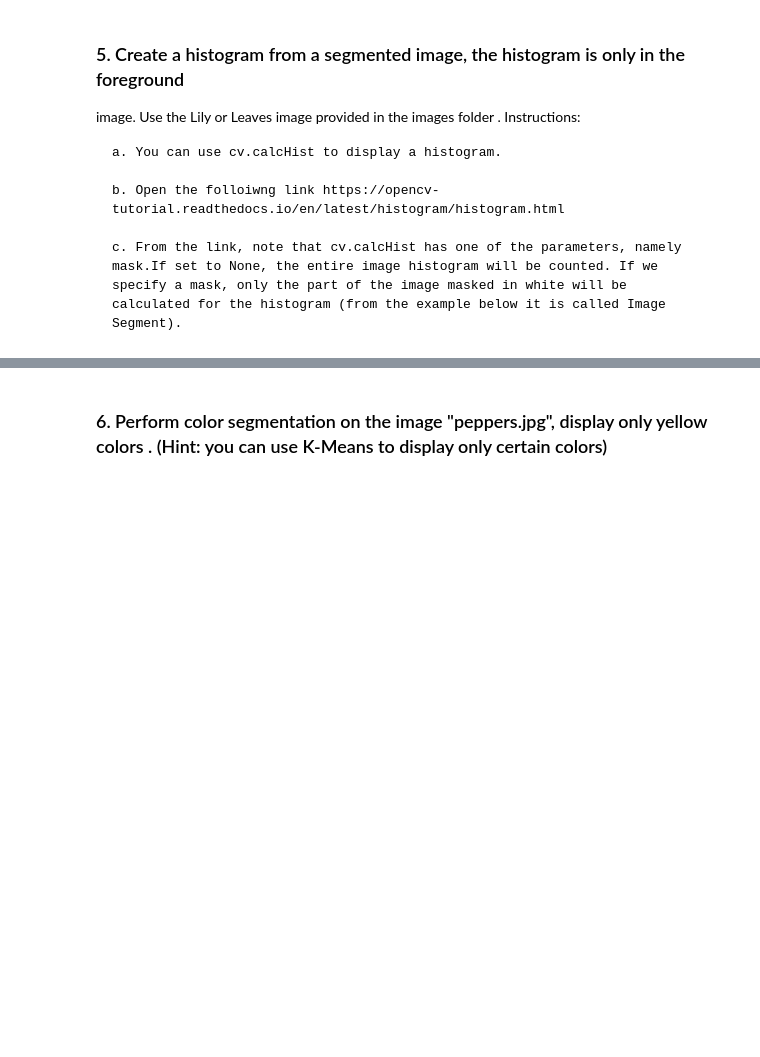
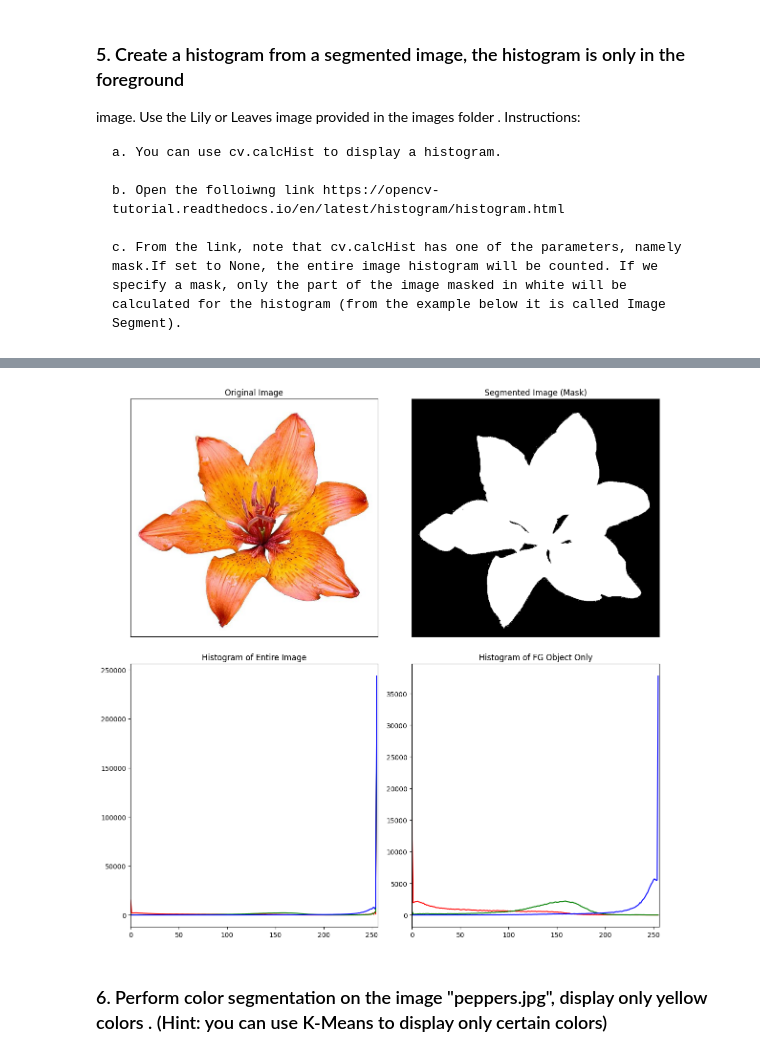
Before and after one commit to CrushedKatana/PCVK, a Jupyter notebook: Week9.ipynb, the cells around one changed output, grey strips where cells are left out. Cells and saved outputs as stored; diff of their text form; code cells hidden in the pictures; blank space fills up the shorter version.

```diff
--- a/Week9.ipynb
+++ b/Week9.ipynb
@@ -159,2 +109,48 @@ else:
+# %%
+import cv2
+import numpy as np
+import matplotlib.pyplot as plt
+
+img_path = '/content/drive/MyDrive/PCVK/Images/lily.jpg'
+img = cv2.imread(img_path)
+if img is None:
+    print("Error: Gagal memuat gambar.")
+else:
+    img_rgb = cv2.cvtColor(img, cv2.COLOR_BGR2RGB)
+    img_rgb = cv2.cvtColor(img, cv2.COLOR_BGR2RGB)
+    img_gray = cv2.cvtColor(img, cv2.COLOR_BGR2GRAY)
+    ret, mask = cv2.threshold(img_gray, 240, 255, cv2.THRESH_BINARY_INV)
+
+    colors = ('r', 'g', 'b')
+
+    plt.figure(figsize=(12, 12))
+    plt.subplot(2, 2, 1)
+    plt.imshow(img_rgb)
+    plt.title('Original Image')
+    plt.xticks([]), plt.yticks([])
+
+    plt.subplot(2, 2, 2)
+    plt.imshow(mask, cmap='gray')
+    plt.title('Segmented Image (Mask)')
+    plt.xticks([]), plt.yticks([])
+
+    plt.subplot(2, 2, 3)
+    plt.title('Histogram of Entire Image')
+    for i, col in enumerate(colors):
+        hist_full = cv2.calcHist([img], [i], None, [256], [0, 256])
+        plt.plot(hist_full, color=col)
+    plt.xlim([0, 256])
+
+    plt.subplot(2, 2, 4)
+    plt.title('Histogram of FG Object Only')
+    for i, col in enumerate(colors):
+        hist_masked = cv2.calcHist([img], [i], mask, [256], [0, 256])
+        plt.plot(hist_masked, color=col)
+    plt.xlim([0, 256])
+
+    plt.tight_layout()
+    plt.show()
+# %% [output]
+[figure, added]
 # %% [markdown]
 ### 6. Perform color segmentation on the image "peppers.jpg", display only yellow colors . (Hint: you can use K-Means to display only certain colors)
```
Also changed, not shown: parts of 9 cells of this notebook.
